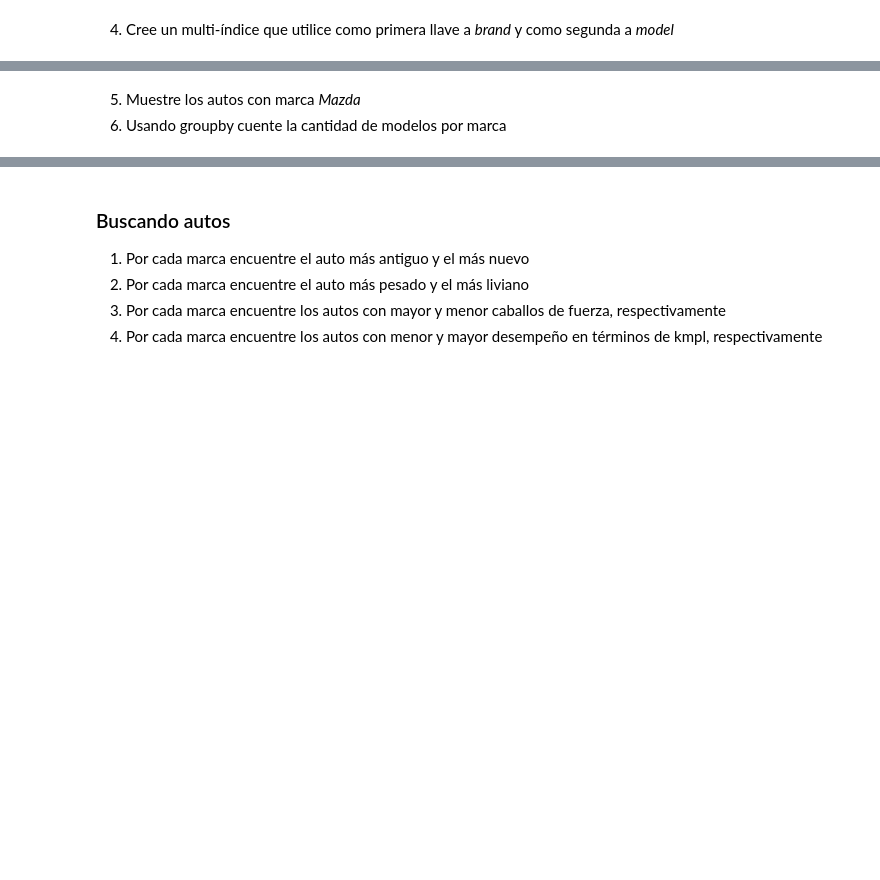
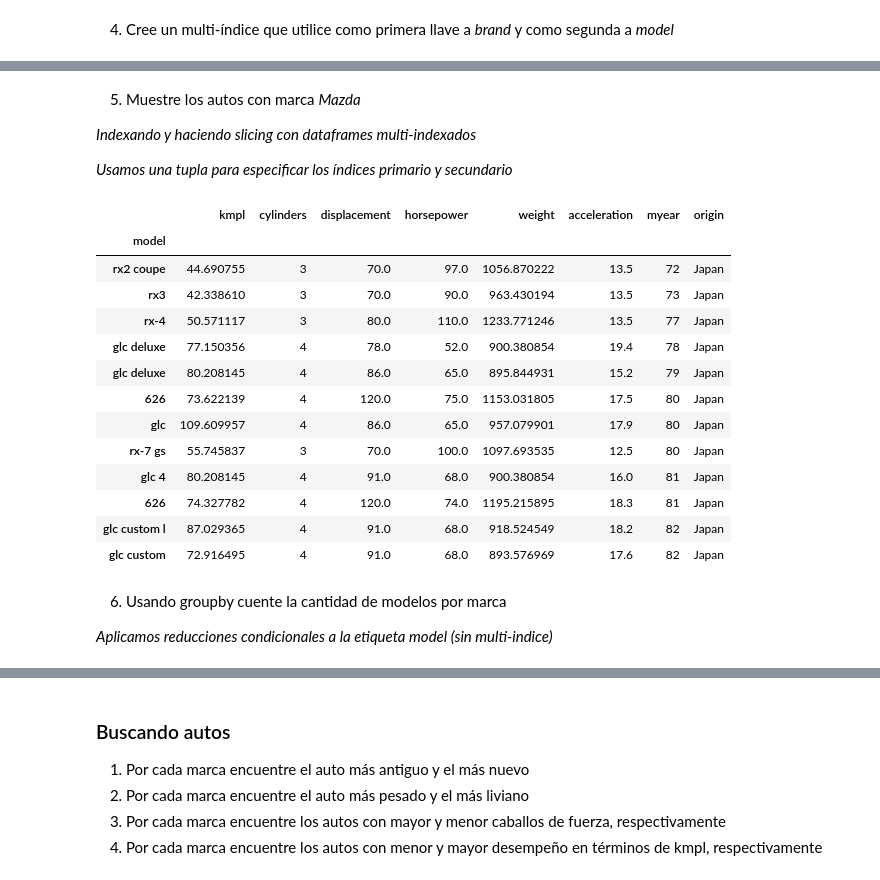
Before and after one commit to eidepozo/INFO147-Tarea_01, a Jupyter notebook: tarea/actividad_práctica.ipynb, the cells around one changed output, grey strips where cells are left out. Cells and saved outputs as stored; diff of their text form; code cells hidden in the pictures; blank space fills up the shorter version.

Commit message:
termino buscando autos

```diff
--- a/tarea/actividad_práctica.ipynb
+++ b/tarea/actividad_práctica.ipynb
@@ -294,3 +294,8 @@ array(['chevrolet', 'buick', 'plymouth', 'amc', 'ford', 'pontiac',
        'nissan'], dtype=object)
 # %% [markdown]
 4. Cree un multi-índice que utilice como primera llave a *brand* y como segunda a *model*
+# %%
+df_mix = df
+df_mix.reset_index()
+df_mix = df_mix.set_index(["brand", "model"])
+df_mix.head(10)
@@ -297,3 +321,29 @@ array(['chevrolet', 'buick', 'plymouth', 'amc', 'ford', 'pontiac',
+# %% [markdown]
+5. Muestre los autos con marca *Mazda*
+
+_Indexando y haciendo slicing con dataframes multi-indexados_
+
+_Usamos una tupla para especificar los índices primario y secundario_
+# %%
+#idx = pd.IndexSlice
+
+display(df_mix.loc["mazda"])
+# %% [output]
+|  | kmpl | cylinders | displacement | horsepower | weight | acceleration | myear | origin |
+| model |  |  |  |  |  |  |  |  |
+| rx2 coupe | 44.690755 | 3 | 70.0 | 97.0 | 1056.870222 | 13.5 | 72 | Japan |
+| rx3 | 42.338610 | 3 | 70.0 | 90.0 | 963.430194 | 13.5 | 73 | Japan |
+| rx-4 | 50.571117 | 3 | 80.0 | 110.0 | 1233.771246 | 13.5 | 77 | Japan |
+| glc deluxe | 77.150356 | 4 | 78.0 | 52.0 | 900.380854 | 19.4 | 78 | Japan |
+| glc deluxe | 80.208145 | 4 | 86.0 | 65.0 | 895.844931 | 15.2 | 79 | Japan |
+| 626 | 73.622139 | 4 | 120.0 | 75.0 | 1153.031805 | 17.5 | 80 | Japan |
+| glc | 109.609957 | 4 | 86.0 | 65.0 | 957.079901 | 17.9 | 80 | Japan |
+| rx-7 gs | 55.745837 | 3 | 70.0 | 100.0 | 1097.693535 | 12.5 | 80 | Japan |
+| glc 4 | 80.208145 | 4 | 91.0 | 68.0 | 900.380854 | 16.0 | 81 | Japan |
+| 626 | 74.327782 | 4 | 120.0 | 74.0 | 1195.215895 | 18.3 | 81 | Japan |
+| glc custom l | 87.029365 | 4 | 91.0 | 68.0 | 918.524549 | 18.2 | 82 | Japan |
+| glc custom | 72.916495 | 4 | 91.0 | 68.0 | 893.576969 | 17.6 | 82 | Japan |
 # %% [markdown]
-5. Muestre los autos con marca *Mazda*
 6. Usando groupby cuente la cantidad de modelos por marca
+
+_Aplicamos reducciones condicionales a la etiqueta model (sin multi-indice)_
```
Also changed, not shown: parts of 10 cells of this notebook.
